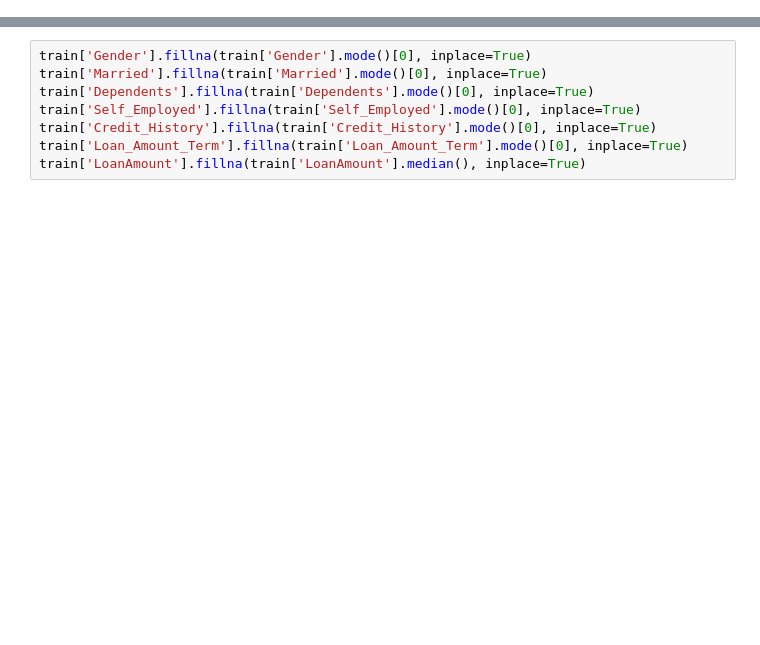
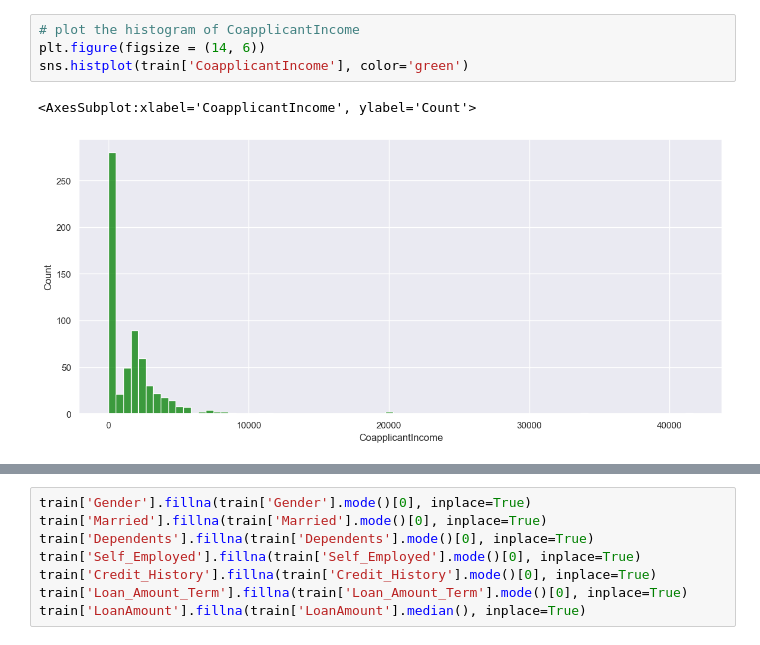
Before and after one commit to ahmedelgamal0/Loan-Eligibility-Prediction, a Jupyter notebook: Loan_Predection.ipynb, the cells around one changed output, grey strips where cells are left out. Cells and saved outputs as stored; diff of their text form; blank space fills up the shorter version.

```diff
--- a/Loan_Predection.ipynb
+++ b/Loan_Predection.ipynb
@@ -23,0 +145,7 @@ train = pd.read_csv("train_ctrUa4K.csv")
+# %%
+# plot the histogram of CoapplicantIncome
+plt.figure(figsize = (14, 6))
+sns.histplot(train['CoapplicantIncome'], color='green')
+# %% [output]
+<AxesSubplot:xlabel='CoapplicantIncome', ylabel='Count'>
+[figure, added]
```
Also changed, not shown: parts of 61 cells of this notebook, 2 other files.
